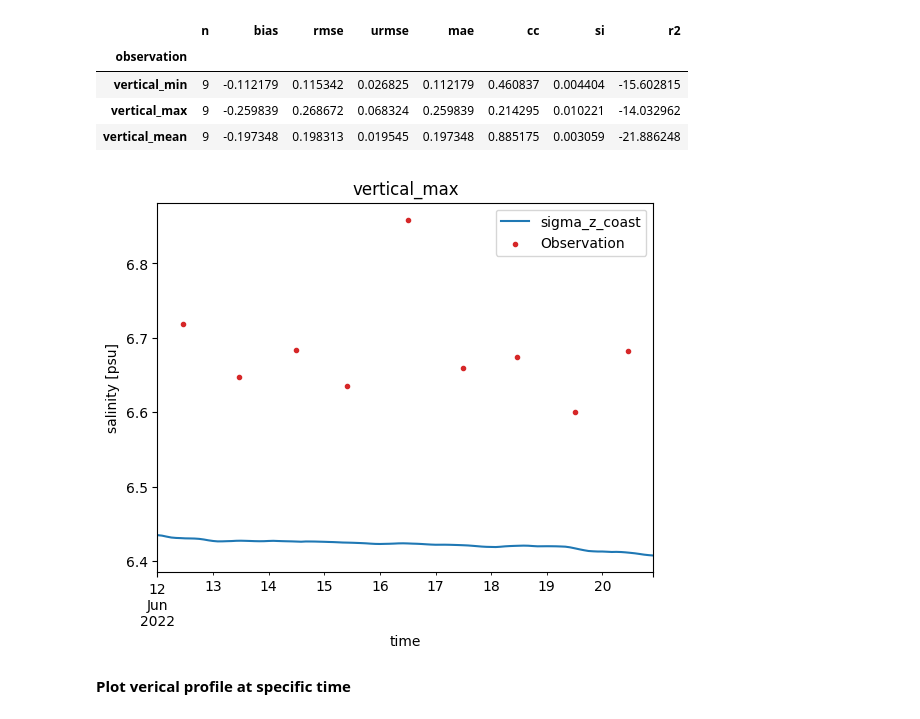
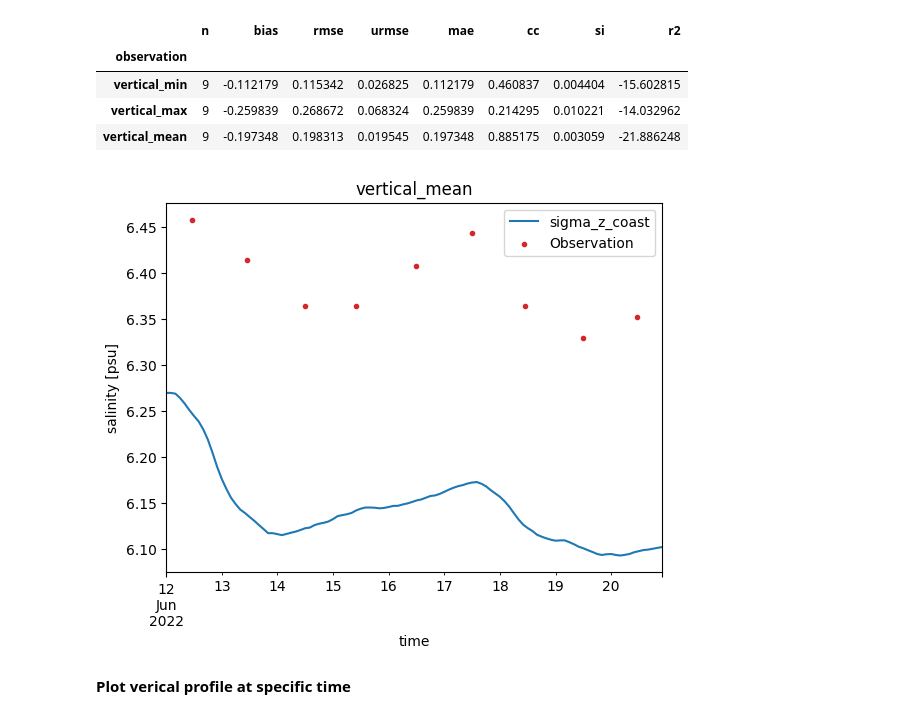
Before and after one commit to DHI/modelskill, a Jupyter notebook: notebooks/vertical_skill.ipynb, the cells around one changed output. Cells and saved outputs as stored; diff of their text form; code cells hidden in the pictures.

```diff
--- a/notebooks/vertical_skill.ipynb
+++ b/notebooks/vertical_skill.ipynb
@@ -121,9 +128,9 @@ cmps.skill()
 | vertical_max | 9 | -0.259839 | 0.268672 | 0.068324 | 0.259839 | 0.214295 | 0.010221 | -14.032962 |
 | vertical_mean | 9 | -0.197348 | 0.198313 | 0.019545 | 0.197348 | 0.885175 | 0.003059 | -21.886248 |
 # %%
-ax = cmp_max.plot.timeseries()
+ax = cmp_mean.plot.timeseries()
 # %% [output]
-[figure, old version]
+[figure, new version]
 # %% [markdown]
 **Plot verical profile at specific time**
 # %%
```
Also changed, not shown: parts of 11 cells of this notebook.
